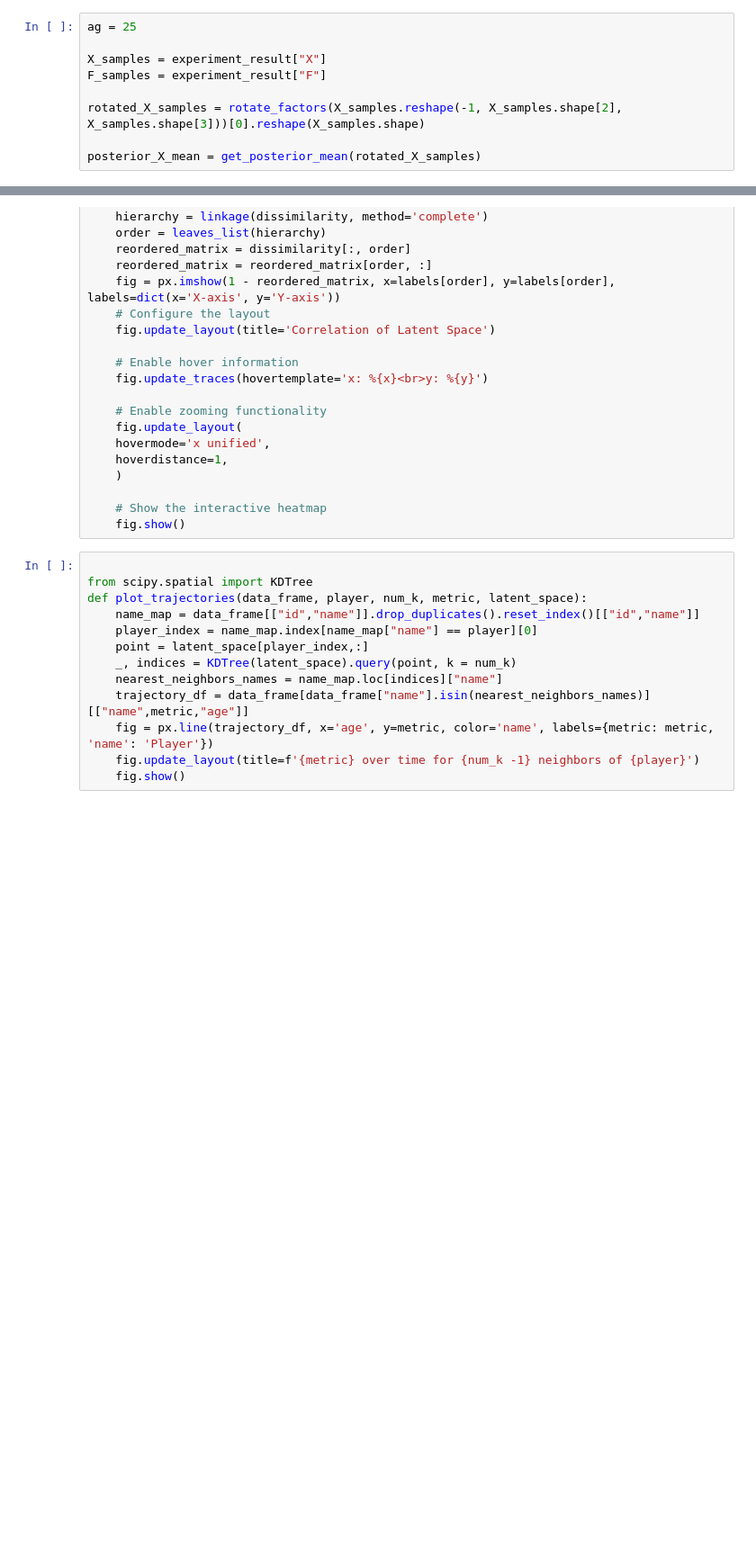
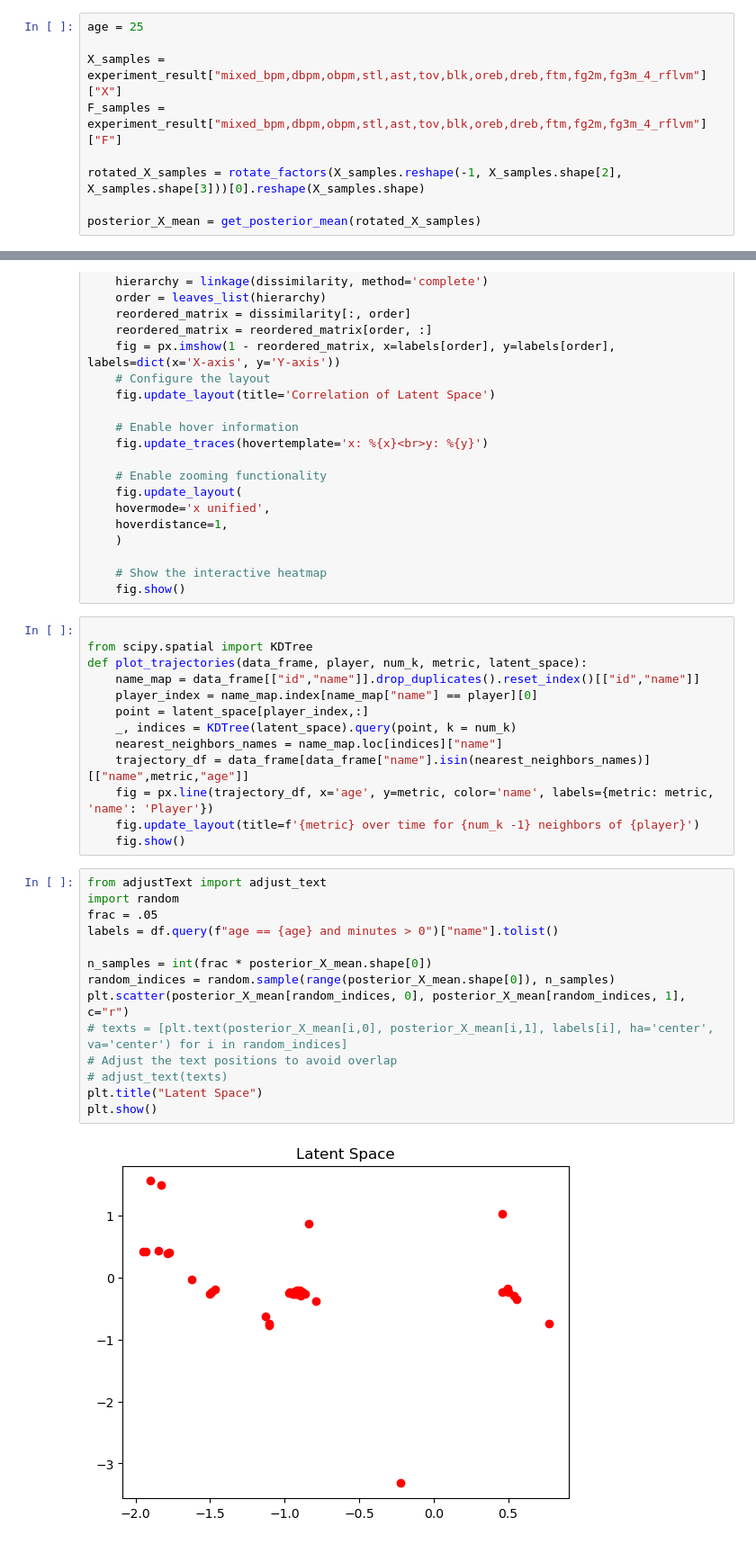
Before and after one commit to gwgundersen/rflvm, a Jupyter notebook: LatentFactor.ipynb, the cells around one changed output, grey strips where cells are left out. Shown at 90% size. Cells and saved outputs as stored; diff of their text form; blank space fills up the shorter version.

Commit message:
moved plotting code to notebook

```diff
--- a/LatentFactor.ipynb
+++ b/LatentFactor.ipynb
@@ -16,10 +16,10 @@ for file in os.listdir("experiments"):
         f.close()
         experiment_result[file.split(".")[0]] = data
 # %%
-ag = 25
+age = 25
 
-X_samples = experiment_result["X"]
-F_samples = experiment_result["F"]
+X_samples = experiment_result["mixed_bpm,dbpm,obpm,stl,ast,tov,blk,oreb,dreb,ftm,fg2m,fg3m_4_rflvm"]["X"]
+F_samples = experiment_result["mixed_bpm,dbpm,obpm,stl,ast,tov,blk,oreb,dreb,ftm,fg2m,fg3m_4_rflvm"]["F"]
 
 rotated_X_samples = rotate_factors(X_samples.reshape(-1, X_samples.shape[2], X_samples.shape[3]))[0].reshape(X_samples.shape)
 
@@ -138,3 +189,19 @@ def plot_trajectories(data_frame, player, num_k, metric, latent_space):
     fig = px.line(trajectory_df, x='age', y=metric, color='name', labels={metric: metric, 'name': 'Player'})
     fig.update_layout(title=f'{metric} over time for {num_k -1} neighbors of {player}')
     fig.show()
+# %%
+from adjustText import adjust_text
+import random
+frac = .05
+labels = df.query(f"age == {age} and minutes > 0")["name"].tolist()
+
+n_samples = int(frac * posterior_X_mean.shape[0])
+random_indices = random.sample(range(posterior_X_mean.shape[0]), n_samples)
+plt.scatter(posterior_X_mean[random_indices, 0], posterior_X_mean[random_indices, 1], c="r")
+# texts = [plt.text(posterior_X_mean[i,0], posterior_X_mean[i,1], labels[i], ha='center', va='center') for i in random_indices]
+# Adjust the text positions to avoid overlap
+# adjust_text(texts)
+plt.title("Latent Space")
+plt.show()
+# %% [output]
+[figure, added]
```
Also changed, not shown: parts of 5 cells of this notebook, 2 other files.
